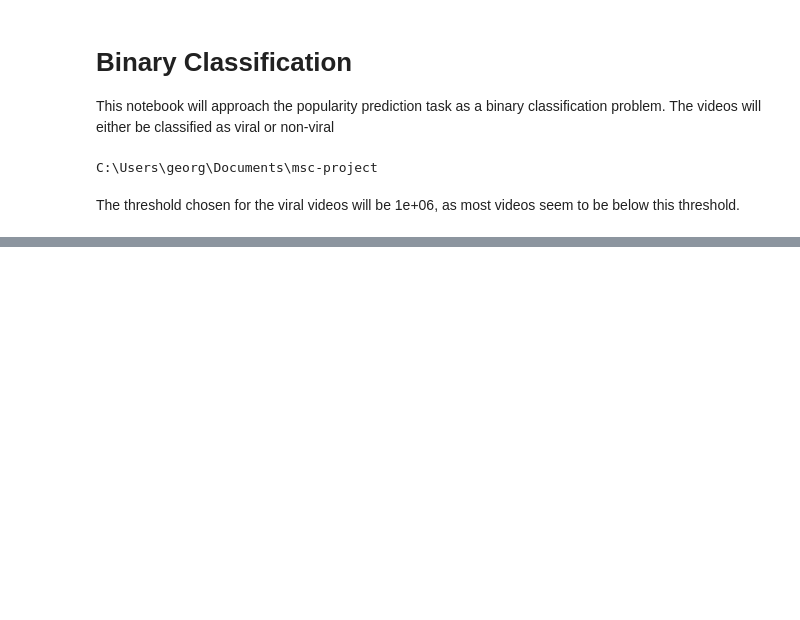
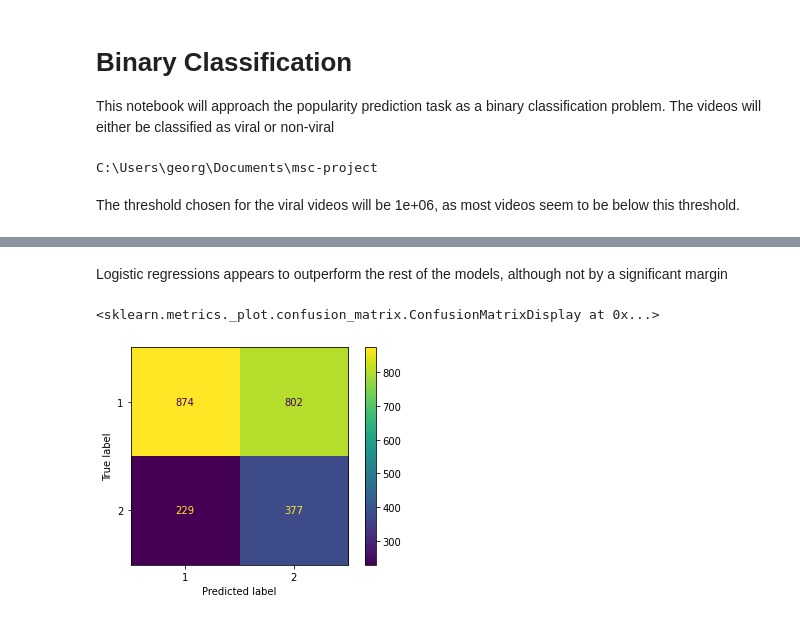
Before and after one commit to georgefourm/popularity-prediction, a Jupyter notebook: notebooks/Classification - Binary.ipynb, the cells around one changed output, grey strips where cells are left out. Cells and saved outputs as stored; diff of their text form; code cells hidden in the pictures; blank space fills up the shorter version.

```diff
--- a/notebooks/Classification - Binary.ipynb
+++ b/notebooks/Classification - Binary.ipynb
@@ -96,0 +101,12 @@ Evaluating Logistic Regression
+# %% [markdown]
+Logistic regressions appears to outperform the rest of the models, although not by a significant margin
+# %%
+X_train, X_test, y_train,y_test = train_test_split(data, targets)
+X_train, y_train = ADASYN().fit_resample(X_train,y_train)
+model = svm.SVC(kernel='linear')
+model.fit(X_train,y_train)
+predicted = model.predict(X_test)
+ConfusionMatrixDisplay.from_predictions(y_test,predicted)
+# %% [output]
+<sklearn.metrics._plot.confusion_matrix.ConfusionMatrixDisplay at 0x...>
+[figure, added]
```
Also changed, not shown: parts of 4 cells of this notebook, 3 other files.
